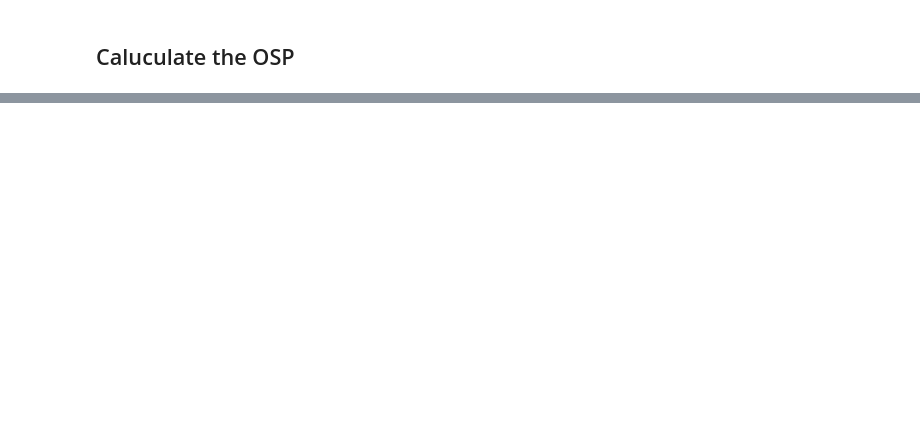
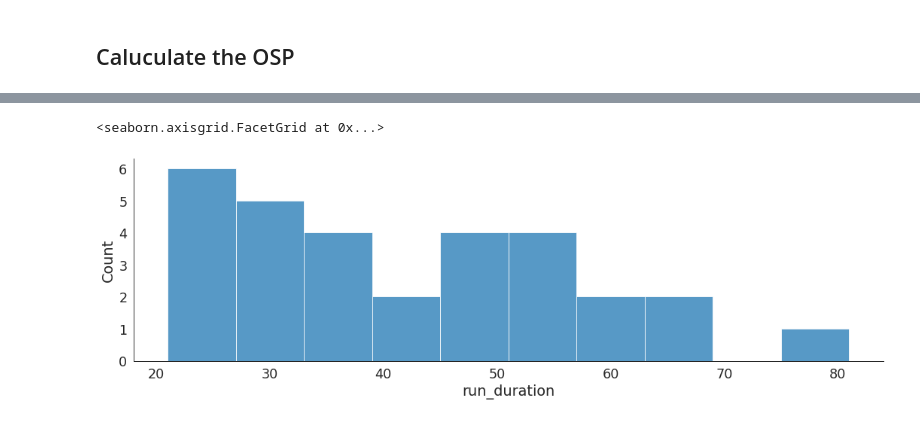
Before and after one commit to redhat-et/optimal-stopping-point-tool, a Jupyter notebook: notebooks/test_distributions.ipynb, the cells around one changed output, grey strips where cells are left out. Saved outputs shown, nothing was run; the diff lists cells and outputs as text; code cells hidden in the pictures; blank space fills up the shorter version.

```diff
--- a/notebooks/test_distributions.ipynb
+++ b/notebooks/test_distributions.ipynb
@@ -252,0 +282,3 @@ osp
+# %%
+passing_test = pd.read_csv('../data/processed/passing_test.csv')
+failing_test = pd.read_csv('../data/processed/failing_test.csv')
@@ -252,0 +303,8 @@ osp
+# %%
+# Distribution of values of run duration
+sns.set_style('white')
+sns.set_context("paper", font_scale = 2)
+sns.displot(data=failing_test, x="run_duration", kind="hist", bins = 10, aspect = 3)
+# %% [output]
+<seaborn.axisgrid.FacetGrid at 0x...>
+[figure, added]
```
Also changed, not shown: parts of 29 cells of this notebook.
